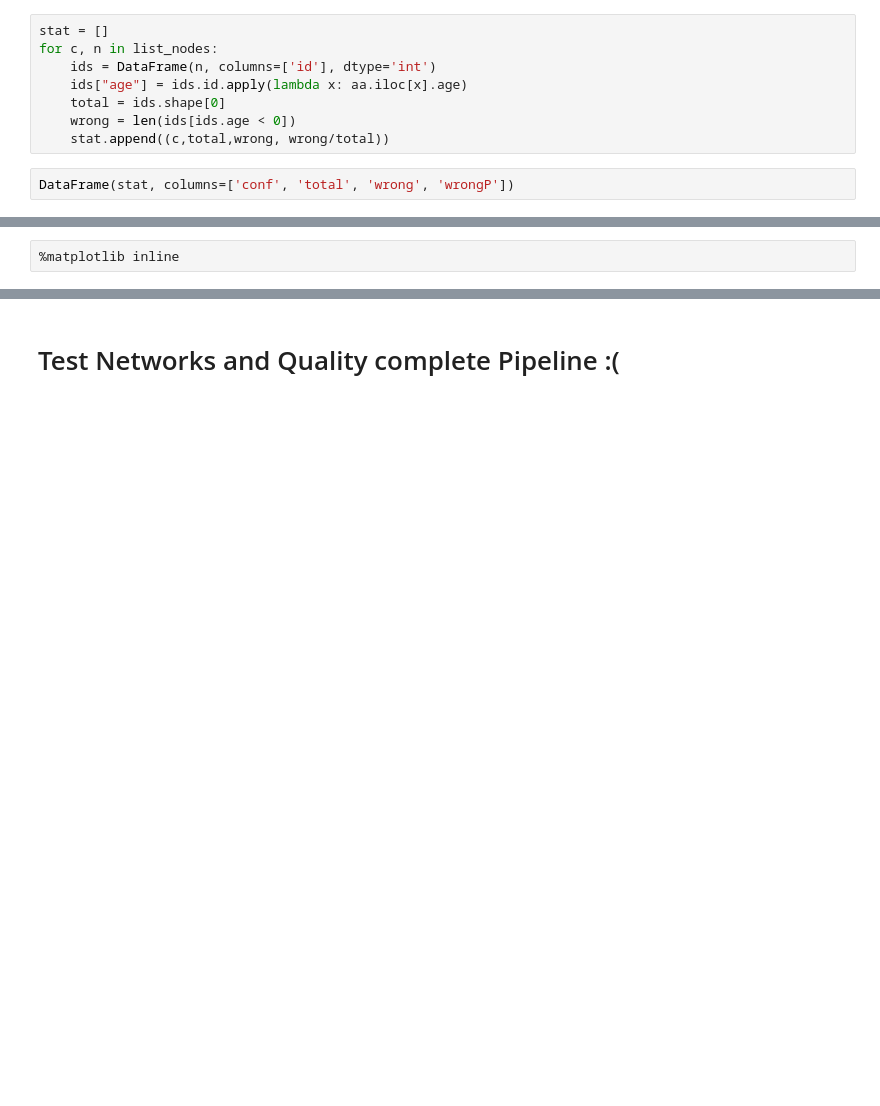
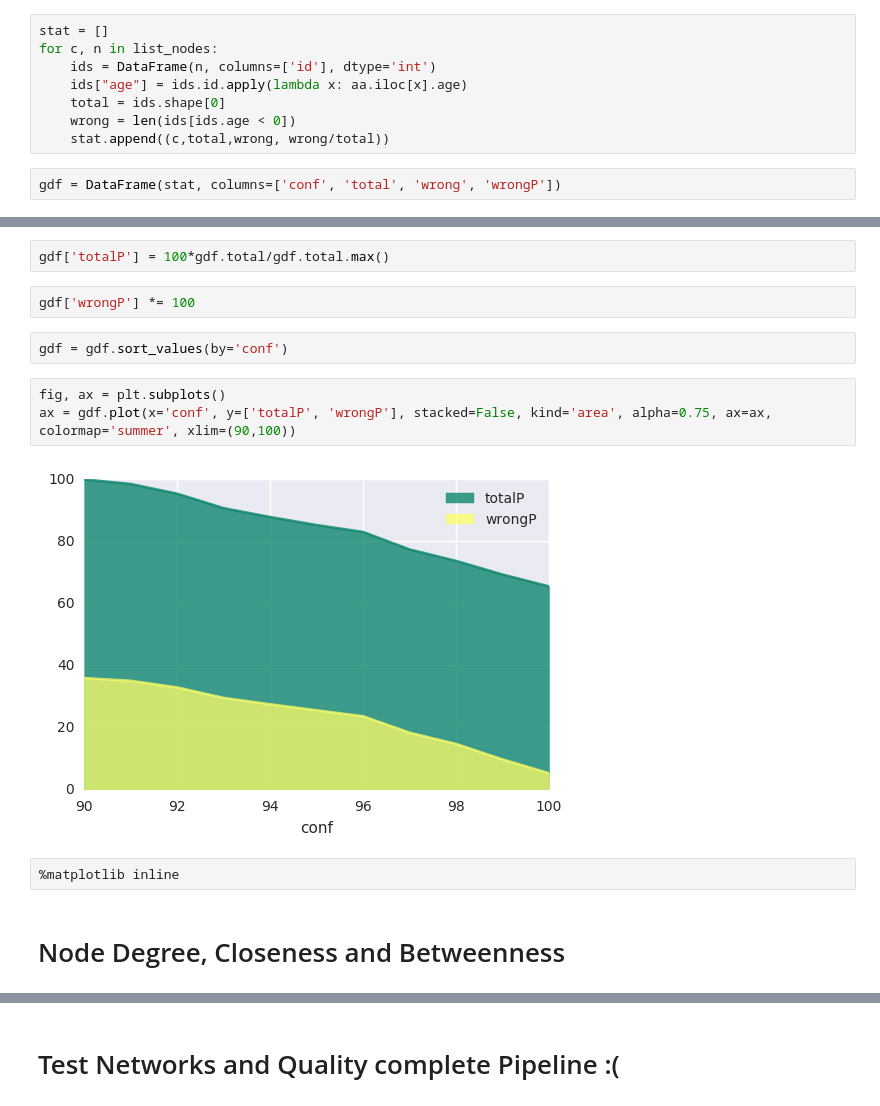
Before and after one commit to aschle/bees-sna, a Jupyter notebook: bib/TestConfDayNetwork.ipynb, the cells around one changed output, grey strips where cells are left out. Saved outputs shown, nothing was run; the diff lists cells and outputs as text; blank space fills up the shorter version.

```diff
--- a/bib/TestConfDayNetwork.ipynb
+++ b/bib/TestConfDayNetwork.ipynb
@@ -87,4 +90,4 @@ for c, n in list_nodes:
     wrong = len(ids[ids.age < 0])
     stat.append((c,total,wrong, wrong/total))
 # %%
-DataFrame(stat, columns=['conf', 'total', 'wrong', 'wrongP'])
+gdf = DataFrame(stat, columns=['conf', 'total', 'wrong', 'wrongP'])
@@ -103,2 +109,15 @@ DataFrame(stat, columns=['conf', 'total', 'wrong', 'wrongP'])
+# %%
+gdf['totalP'] = 100*gdf.total/gdf.total.max()
+# %%
+gdf['wrongP'] *= 100
+# %%
+gdf = gdf.sort_values(by='conf')
+# %%
+fig, ax = plt.subplots()
+ax = gdf.plot(x='conf', y=['totalP', 'wrongP'], stacked=False, kind='area', alpha=0.75, ax=ax, colormap='summer', xlim=(90,100))
+# %% [output]
+[figure, added]
 # %%
 %matplotlib inline
+# %% [markdown]
+# Node Degree, Closeness and Betweenness
```
Also changed, not shown: parts of 22 cells of this notebook, 4 other files.
